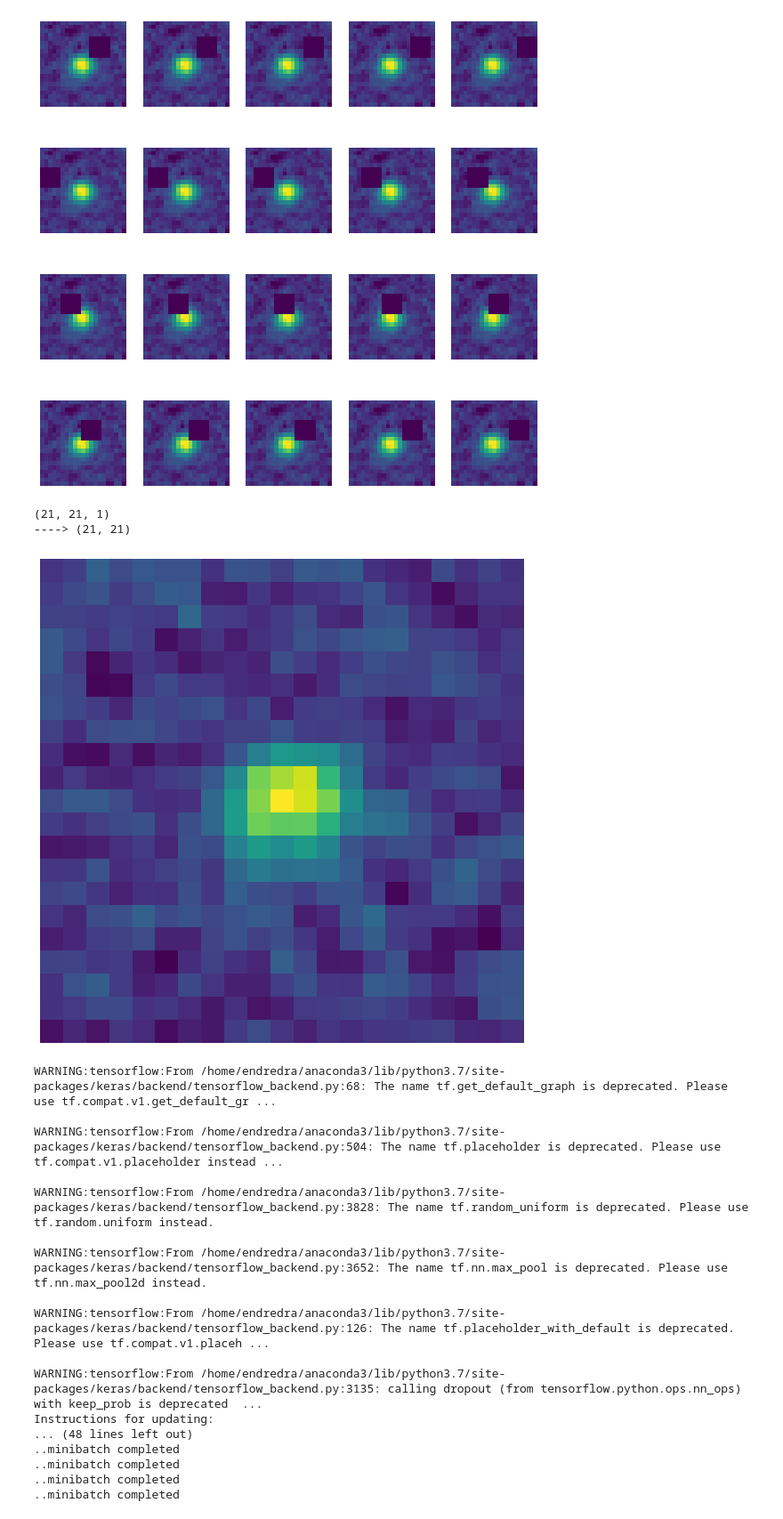
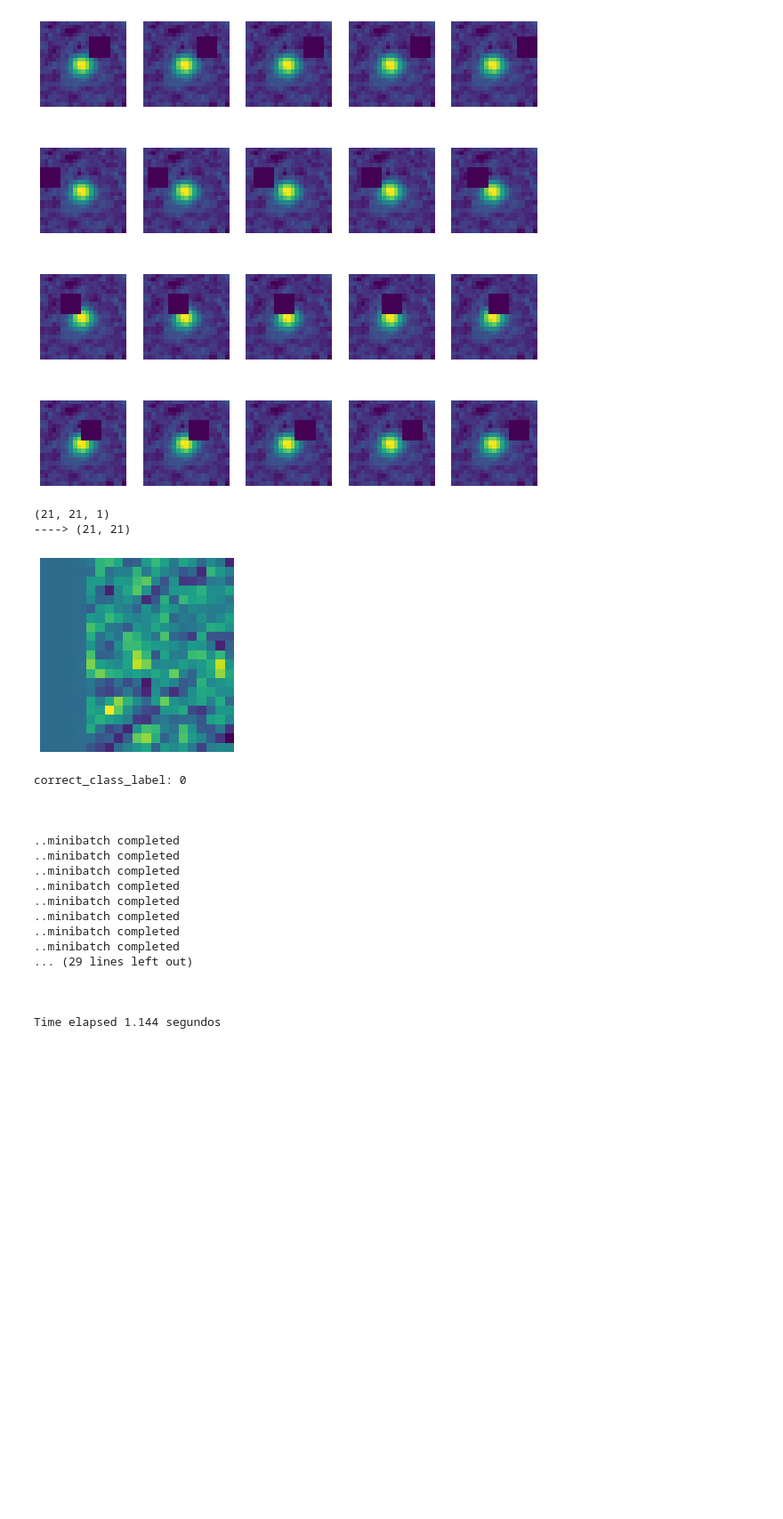
Before and after one commit to AndreTeixeira1998/EL4106-1oProyecto, a Jupyter notebook: Occlusion_map.ipynb, the cells around one changed output. Shown: that part at 89% size. Drawn from its saved outputs; the diff is of its cells as text; code cells hidden in the pictures; blank space fills up the shorter version.

```diff
--- a/Occlusion_map.ipynb
+++ b/Occlusion_map.ipynb
@@ -291,32 +293,37 @@ def gen_heatmap(fileloc, label, boxsize, step, verbose=True, savetodisk=False, b
     return heatmap, correct_class_index, correct_class_label
 # %%
 # run the program on image
-index_=95
+index_=8
+t_i = time.time()
+
 
 heatmapList, index, label = gen_heatmap(r_x_train, y_train ,  3, 1, True, False, batch=10, index=index_)
 processed   = post_process(heatmapList)
 processed = normalize(processed)
+
+#print("Time elapsed %.2f minutes" % ((time.time()-t_i)/60.0))
+print("\n\n\nTime elapsed %.3f segundos" % (time.time()-t_i))
 # %% [output]
 (21, 21, 1)
 ----> (21, 21)
-[figure, old version]
+[figure, new version]
-WARNING:tensorflow:From /home/endredra/anaconda3/lib/python3.7/site-packages/keras/backend/tensorflow_backend.py:68: The name tf.get_default_graph is deprecated. Please use tf.compat.v1.get_default_gr ...
+correct_class_label: 0
 
-WARNING:tensorflow:From /home/endredra/anaconda3/lib/python3.7/site-packages/keras/backend/tensorflow_backend.py:504: The name tf.placeholder is deprecated. Please use tf.compat.v1.placeholder instead ...
 
-WARNING:tensorflow:From /home/endredra/anaconda3/lib/python3.7/site-packages/keras/backend/tensorflow_backend.py:3828: The name tf.random_uniform is deprecated. Please use tf.random.uniform instead.
 
-WARNING:tensorflow:From /home/endredra/anaconda3/lib/python3.7/site-packages/keras/backend/tensorflow_backend.py:3652: The name tf.nn.max_pool is deprecated. Please use tf.nn.max_pool2d instead.
-
-WARNING:tensorflow:From /home/endredra/anaconda3/lib/python3.7/site-packages/keras/backend/tensorflow_backend.py:126: The name tf.placeholder_with_default is deprecated. Please use tf.compat.v1.placeh ...
-
-WARNING:tensorflow:From /home/endredra/anaconda3/lib/python3.7/site-packages/keras/backend/tensorflow_backend.py:3135: calling dropout (from tensorflow.python.ops.nn_ops) with keep_prob is deprecated  ...
-Instructions for updating:
-... (48 lines left out)
 ..minibatch completed
 ..minibatch completed
 ..minibatch completed
 ..minibatch completed
+..minibatch completed
+..minibatch completed
+..minibatch completed
+..minibatch completed
+... (29 lines left out)
+
+
+
+Time elapsed 1.144 segundos
 # %%
 %matplotlib inline
 
```
Also changed, not shown: parts of 4 cells of this notebook, 3 other files.
